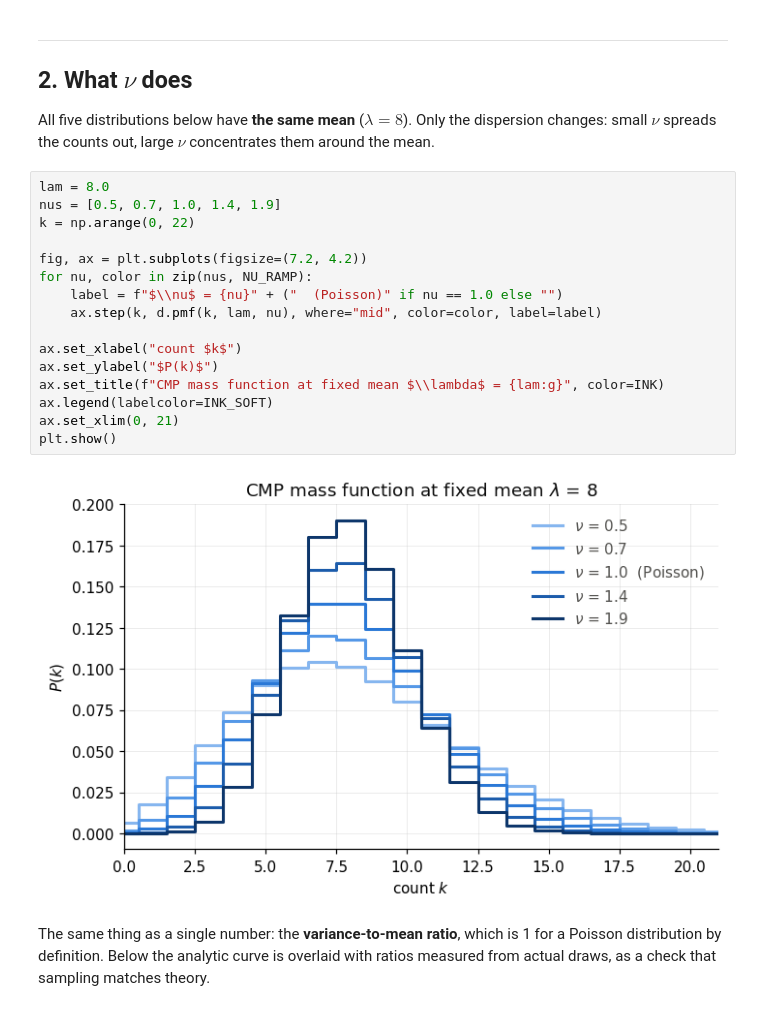
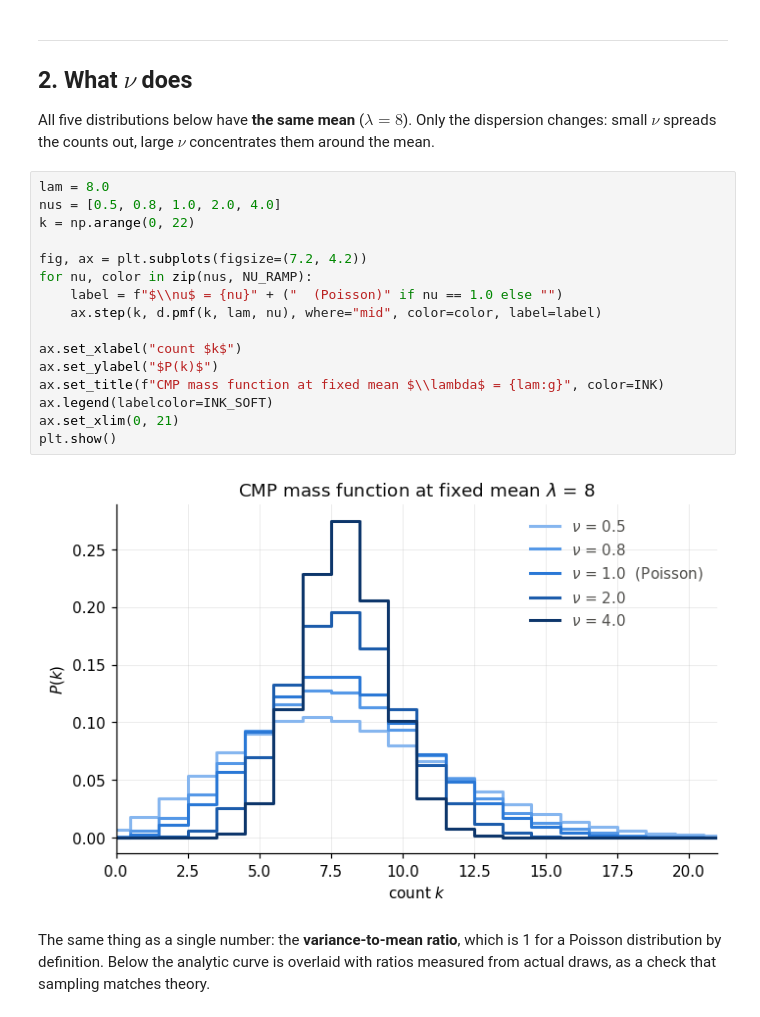
Before and after one commit to antoine-rocher/cmpdist, a Jupyter notebook: examples/getting_started.ipynb, the cells around one changed output. Saved outputs shown, nothing was run; the diff lists cells and outputs as text.

```diff
--- a/examples/getting_started.ipynb
+++ b/examples/getting_started.ipynb
@@ -91,22 +91,22 @@ dispersion changes: small $\nu$ spreads the counts out, large $\nu$ concentrates
 them around the mean.
 # %%
 lam = 8.0
-nus = [0.5, 0.7, 1.0, 1.4, 1.9]
+nus = [0.5, 0.8, 1.0, 2.0, 4.0]
 k = np.arange(0, 22)
 
 fig, ax = plt.subplots(figsize=(7.2, 4.2))
 for nu, color in zip(nus, NU_RAMP):
     label = f"$\\nu$ = {nu}" + ("  (Poisson)" if nu == 1.0 else "")
     ax.step(k, d.pmf(k, lam, nu), where="mid", color=color, label=label)
 
 ax.set_xlabel("count $k$")
 ax.set_ylabel("$P(k)$")
 ax.set_title(f"CMP mass function at fixed mean $\\lambda$ = {lam:g}", color=INK)
 ax.legend(labelcolor=INK_SOFT)
 ax.set_xlim(0, 21)
 plt.show()
 # %% [output]
-[figure, old version]
+[figure, new version]
 # %% [markdown]
 The same thing as a single number: the **variance-to-mean ratio**, which is 1 for a
 Poisson distribution by definition. Below the analytic curve is overlaid with ratios
```
Also changed, not shown: parts of 13 cells of this notebook, 4 other files.
